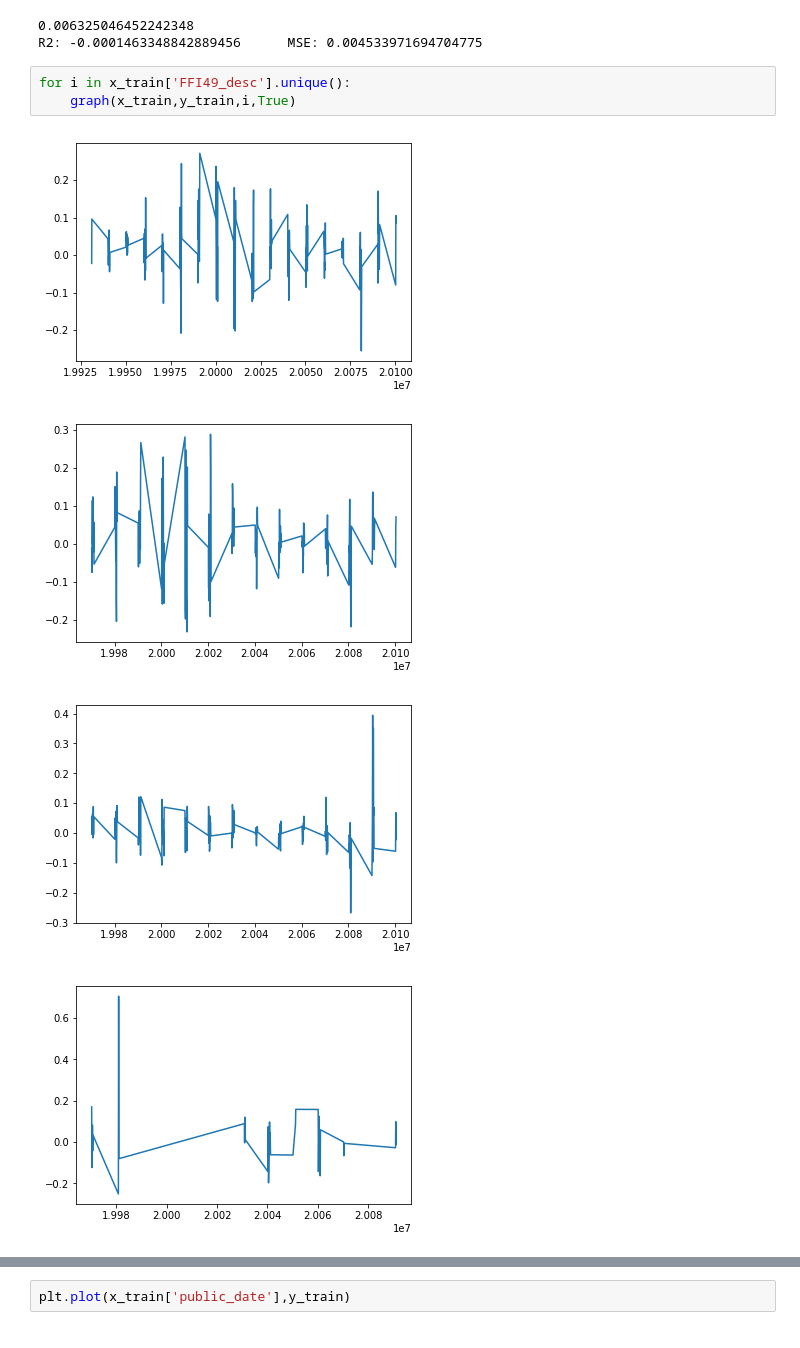
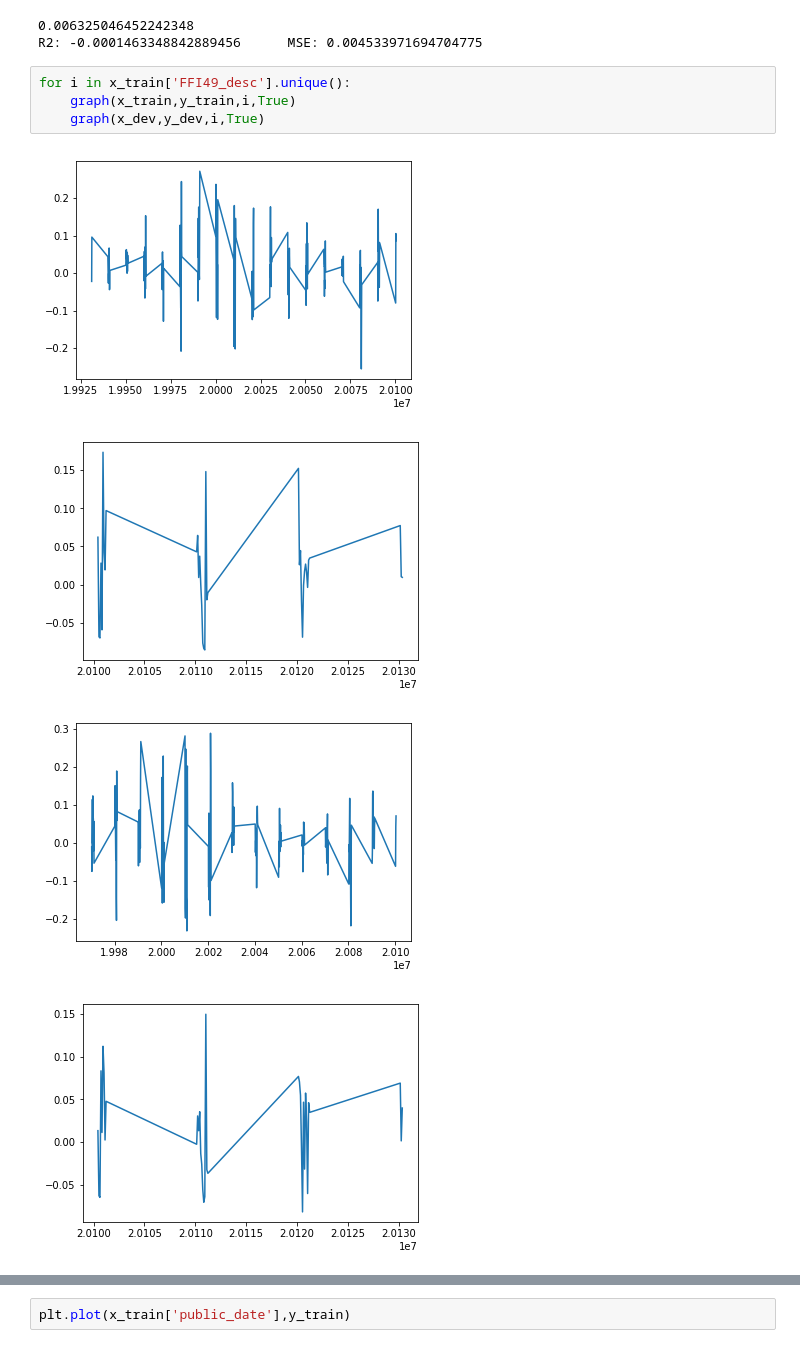
Before and after one commit to evazhang612/229proj, a Jupyter notebook: Regression.ipynb, the cells around one changed output, grey strips where cells are left out. Drawn from its saved outputs; the diff is of its cells as text.

Commit message:
graphs fixed

```diff
--- a/Regression.ipynb
+++ b/Regression.ipynb
@@ -209,8 +209,9 @@ R2: -0.0001463348842889456      MSE: 0.004533971694704775
 # %%
 for i in x_train['FFI49_desc'].unique():
     graph(x_train,y_train,i,True)
+    graph(x_dev,y_dev,i,True)
 # %% [output]
 [figure]
-[figure, old version]
+[figure, new version]
-[figure, old version]
+[figure, new version]
-[figure, old version]
+[figure, new version]
```
Also changed, not shown: parts of 1 cell of this notebook.
